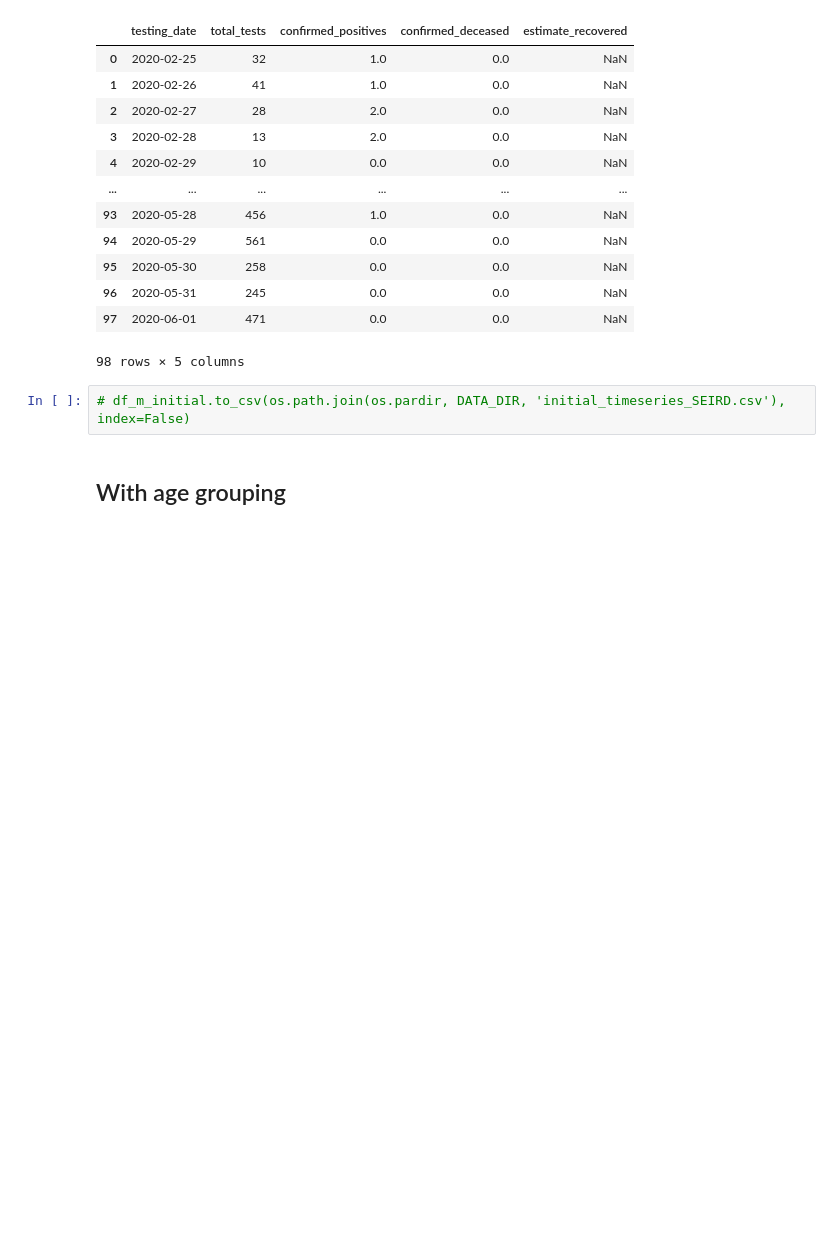
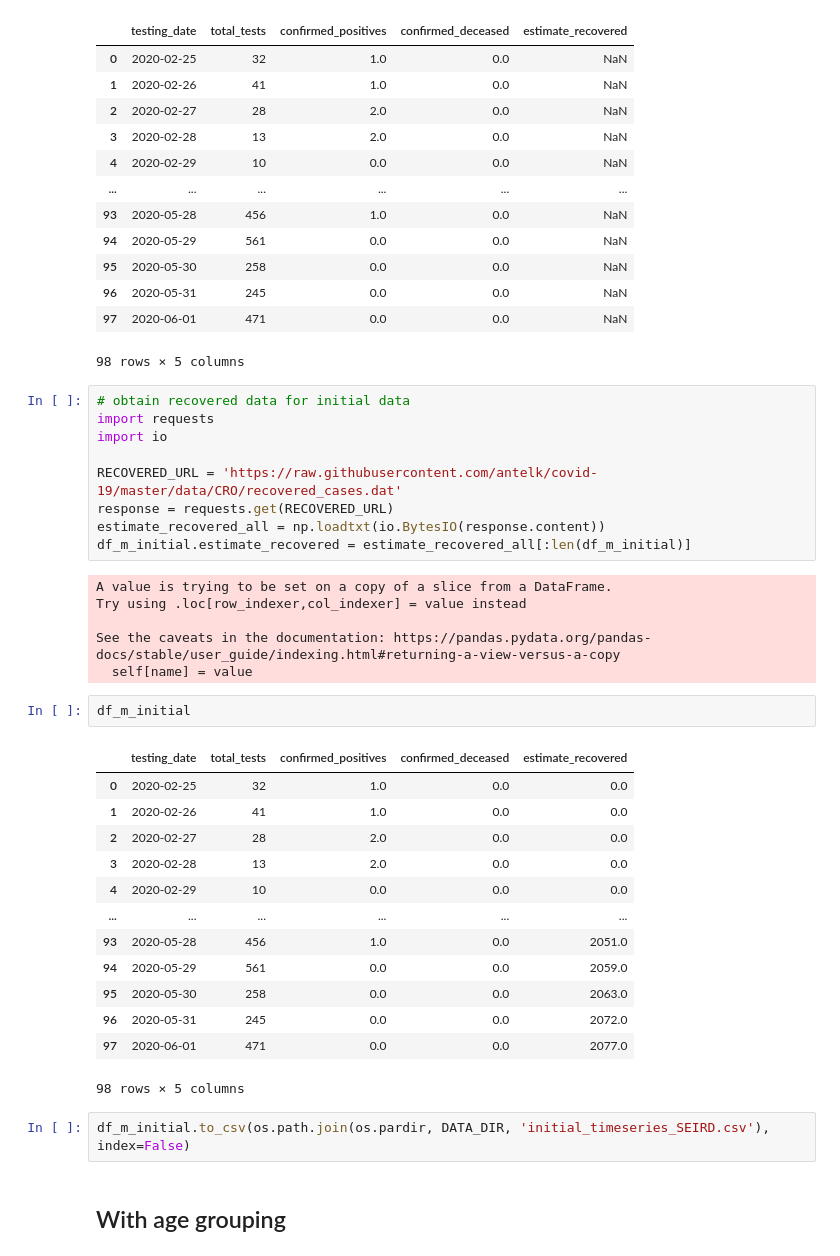
Before and after one commit to akapet00/covid-19-modelling-croatia, a Jupyter notebook: notebooks/01-processing.ipynb, the cells around one changed output. Cells and saved outputs as stored; diff of their text form; blank space fills up the shorter version.

Commit message:
update data processing and modeling using SEIRD

```diff
--- a/notebooks/01-processing.ipynb
+++ b/notebooks/01-processing.ipynb
@@ -92,8 +92,39 @@ df_m_initial
 | 96 | 2020-05-31 | 245 | 0.0 | 0.0 | NaN |
 | 97 | 2020-06-01 | 471 | 0.0 | 0.0 | NaN |
 98 rows × 5 columns
+# %%
+# obtain recovered data for initial data
+import requests
+import io
+
+RECOVERED_URL = 'https://raw.githubusercontent.com/antelk/covid-19/master/data/CRO/recovered_cases.dat'
+response = requests.get(RECOVERED_URL)
+estimate_recovered_all = np.loadtxt(io.BytesIO(response.content))
+df_m_initial.estimate_recovered = estimate_recovered_all[:len(df_m_initial)]
+# %% [output]
+A value is trying to be set on a copy of a slice from a DataFrame.
+Try using .loc[row_indexer,col_indexer] = value instead
+
+See the caveats in the documentation: https://pandas.pydata.org/pandas-docs/stable/user_guide/indexing.html#returning-a-view-versus-a-copy
+  self[name] = value
+# %%
+df_m_initial
+# %% [output]
+|  | testing_date | total_tests | confirmed_positives | confirmed_deceased | estimate_recovered |
+| 0 | 2020-02-25 | 32 | 1.0 | 0.0 | 0.0 |
+| 1 | 2020-02-26 | 41 | 1.0 | 0.0 | 0.0 |
+| 2 | 2020-02-27 | 28 | 2.0 | 0.0 | 0.0 |
+| 3 | 2020-02-28 | 13 | 2.0 | 0.0 | 0.0 |
+| 4 | 2020-02-29 | 10 | 0.0 | 0.0 | 0.0 |
+| ... | ... | ... | ... | ... | ... |
+| 93 | 2020-05-28 | 456 | 1.0 | 0.0 | 2051.0 |
+| 94 | 2020-05-29 | 561 | 0.0 | 0.0 | 2059.0 |
+| 95 | 2020-05-30 | 258 | 0.0 | 0.0 | 2063.0 |
+| 96 | 2020-05-31 | 245 | 0.0 | 0.0 | 2072.0 |
+| 97 | 2020-06-01 | 471 | 0.0 | 0.0 | 2077.0 |
+98 rows × 5 columns
 # %%
-# df_m_initial.to_csv(os.path.join(os.pardir, DATA_DIR, 'initial_timeseries_SEIRD.csv'), index=False)
+df_m_initial.to_csv(os.path.join(os.pardir, DATA_DIR, 'initial_timeseries_SEIRD.csv'), index=False)
 # %% [markdown]
 ## With age grouping
 # %%
```
Also changed, not shown: parts of 1 cell of this notebook, 5 other files.
